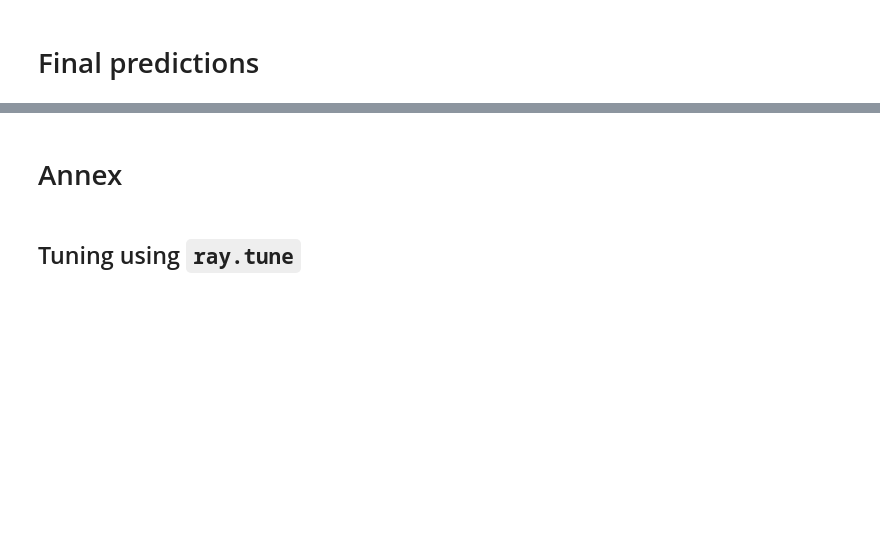
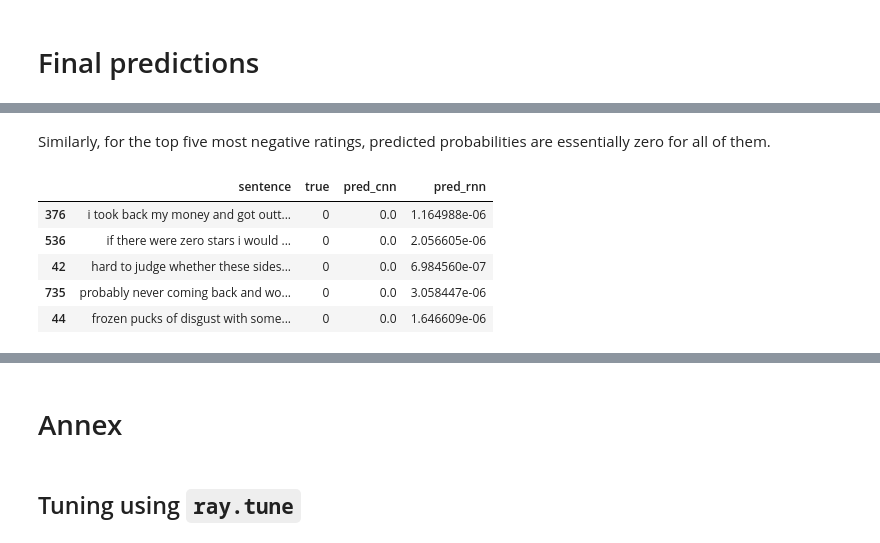
Before and after one commit to pat-alt/neuralNets, a Jupyter notebook: notebook.ipynb, the cells around one changed output, grey strips where cells are left out. Saved outputs shown, nothing was run; the diff lists cells and outputs as text; code cells hidden in the pictures; blank space fills up the shorter version.

```diff
--- a/notebook.ipynb
+++ b/notebook.ipynb
@@ -826,0 +948,11 @@ embedding_layers
+# %% [markdown]
+Similarly, for the top five most negative ratings, predicted probabilities are essentially zero for all of them.
+# %%
+predicted.sort_values(by="pred_cnn").head()
+# %% [output]
+|  | sentence | true | pred_cnn | pred_rnn |
+| 376 | i took back my money and got outt... | 0 | 0.0 | 1.164988e-06 |
+| 536 | if there were zero stars i would ... | 0 | 0.0 | 2.056605e-06 |
+| 42 | hard to judge whether these sides... | 0 | 0.0 | 6.984560e-07 |
+| 735 | probably never coming back and wo... | 0 | 0.0 | 3.058447e-06 |
+| 44 | frozen pucks of disgust with some... | 0 | 0.0 | 1.646609e-06 |
```
Also changed, not shown: parts of 33 cells of this notebook, 11 other files.
